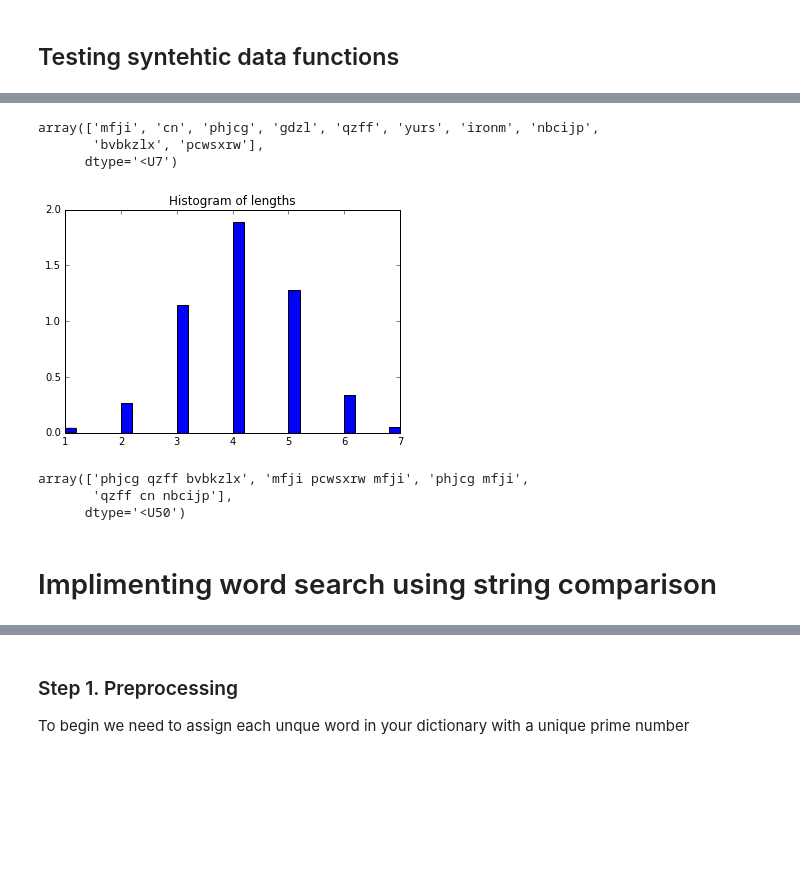
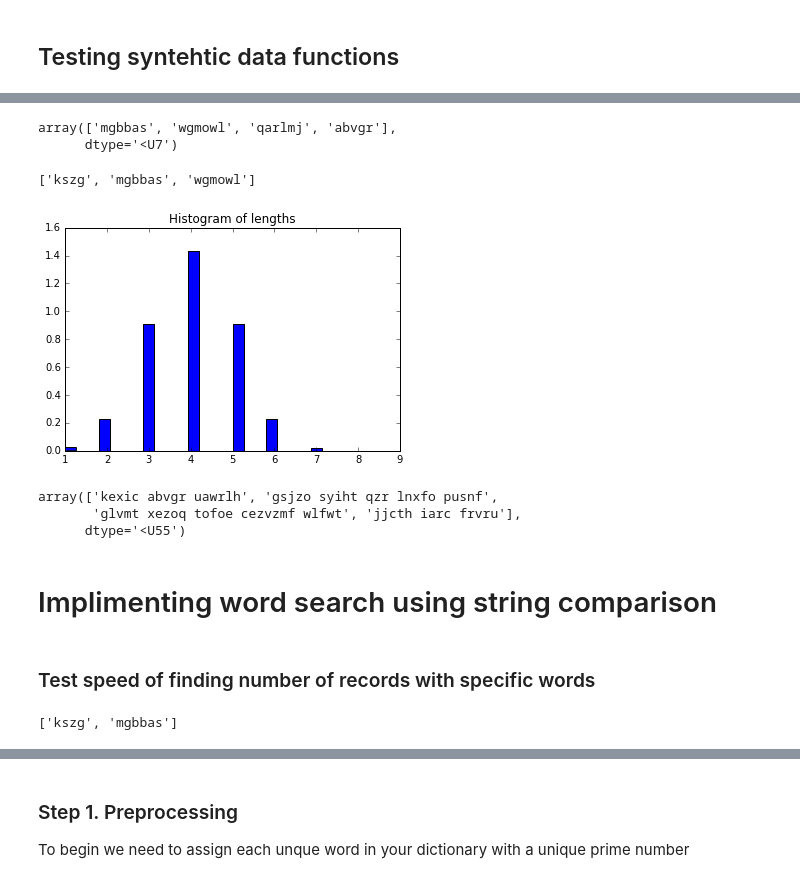
Before and after one commit to ZackAkil/Data-Science-Meetup-Predicting-Trolls, a Jupyter notebook: Text indexing by prime factorisation.ipynb, the cells around one changed output, grey strips where cells are left out. Drawn from its saved outputs; the diff is of its cells as text; code cells hidden in the pictures; blank space fills up the shorter version.

```diff
--- a/Text indexing by prime factorisation.ipynb
+++ b/Text indexing by prime factorisation.ipynb
@@ -203,18 +214,21 @@ array([5, 3, 4, 4, 5, 4, 4, 7, 5, 4, 6, 4, 5, 6, 6, 5, 5, 5, 4, 5, 4, 5, 4,
 # %%
-dictionary = generateDictionary(10)
-dictionary
+dictionary = generateDictionary(100)
+dictionary [1:5]
 # %% [output]
-array(['mfji', 'cn', 'phjcg', 'gdzl', 'qzff', 'yurs', 'ironm', 'nbcijp',
-       'bvbkzlx', 'pcwsxrw'],
+array(['mgbbas', 'wgmowl', 'qarlmj', 'abvgr'],
       dtype='<U7')
+# %%
+pickRandomWordsFromDict(dictionary,3,8,3)
+# %% [output]
+['kszg', 'mgbbas', 'wgmowl']
 # %%
-comments = generateComments(1000,dictionary,4,1,True)
+comments = generateComments(1000000,dictionary,4,1,True)
 comments[1:5]
 # %% [output]
-[figure, old version]
+[figure, new version]
-array(['phjcg qzff bvbkzlx', 'mfji pcwsxrw mfji', 'phjcg mfji',
-       'qzff cn nbcijp'],
-      dtype='<U50')
+array(['kexic abvgr uawrlh', 'gsjzo syiht qzr lnxfo pusnf',
+       'glvmt xezoq tofoe cezvzmf wlfwt', 'jjcth iarc frvru'],
+      dtype='<U55')
 # %% [markdown]
 # Implimenting word search using string comparison
 # %%
@@ -230,2 +248,9 @@ def numberOfMatches(comments, words):
+# %% [markdown]
+### Test speed of finding number of records with specific words
+# %%
+randoWords =  pickRandomWordsFromDict(dictionary,3,8,2)
+randoWords
+# %% [output]
+['kszg', 'mgbbas']
 # %%
 start = time.time()
```
Also changed, not shown: parts of 13 cells of this notebook.
